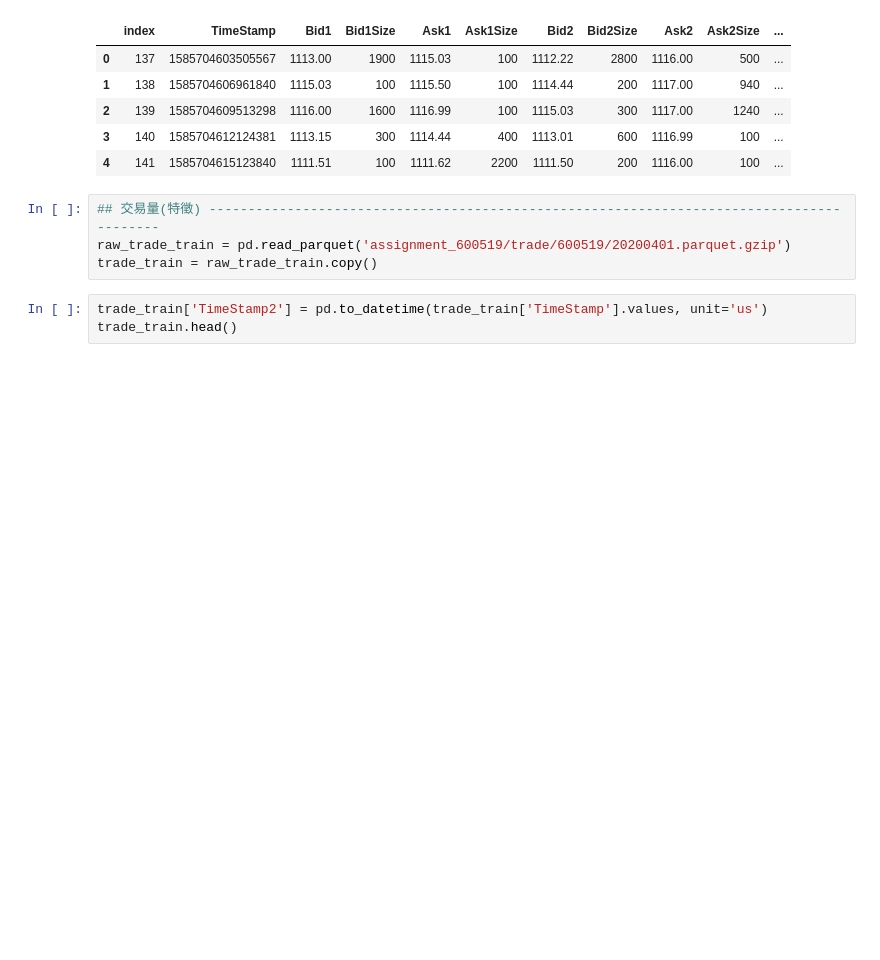
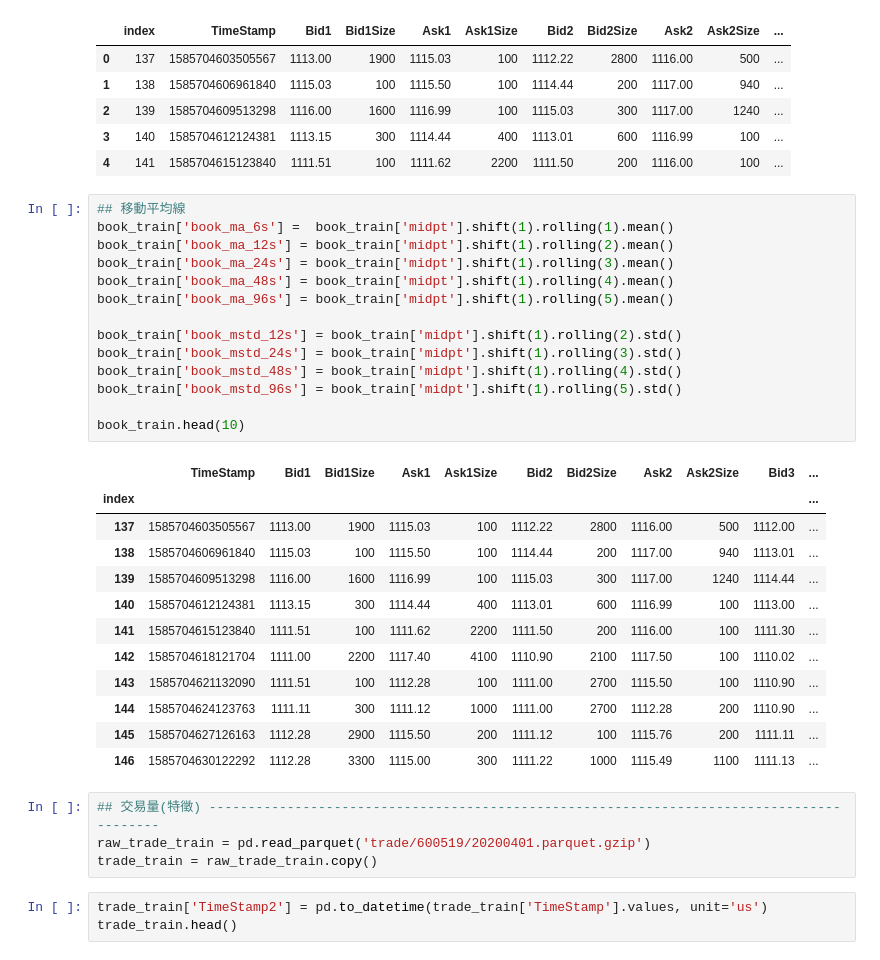
Before and after one commit to chun-code/stock_price, a Jupyter notebook: code.ipynb, the cells around one changed output. Drawn from its saved outputs; the diff is of its cells as text; blank space fills up the shorter version.

```diff
--- a/code.ipynb
+++ b/code.ipynb
@@ -157,9 +157,36 @@ book_train.head()
 | 2 | 139 | 1585704609513298 | 1116.00 | 1600 | 1116.99 | 100 | 1115.03 | 300 | 1117.00 | 1240 | ... |
 | 3 | 140 | 1585704612124381 | 1113.15 | 300 | 1114.44 | 400 | 1113.01 | 600 | 1116.99 | 100 | ... |
 | 4 | 141 | 1585704615123840 | 1111.51 | 100 | 1111.62 | 2200 | 1111.50 | 200 | 1116.00 | 100 | ... |
+# %%
+## 移動平均線
+book_train['book_ma_6s'] =  book_train['midpt'].shift(1).rolling(1).mean()
+book_train['book_ma_12s'] = book_train['midpt'].shift(1).rolling(2).mean()
+book_train['book_ma_24s'] = book_train['midpt'].shift(1).rolling(3).mean()
+book_train['book_ma_48s'] = book_train['midpt'].shift(1).rolling(4).mean()
+book_train['book_ma_96s'] = book_train['midpt'].shift(1).rolling(5).mean()
+
+book_train['book_mstd_12s'] = book_train['midpt'].shift(1).rolling(2).std()
+book_train['book_mstd_24s'] = book_train['midpt'].shift(1).rolling(3).std()
+book_train['book_mstd_48s'] = book_train['midpt'].shift(1).rolling(4).std()
+book_train['book_mstd_96s'] = book_train['midpt'].shift(1).rolling(5).std()
+
+book_train.head(10)
+# %% [output]
+|  | TimeStamp | Bid1 | Bid1Size | Ask1 | Ask1Size | Bid2 | Bid2Size | Ask2 | Ask2Size | Bid3 | ... |
+| index |  |  |  |  |  |  |  |  |  |  | ... |
+| 137 | 1585704603505567 | 1113.00 | 1900 | 1115.03 | 100 | 1112.22 | 2800 | 1116.00 | 500 | 1112.00 | ... |
+| 138 | 1585704606961840 | 1115.03 | 100 | 1115.50 | 100 | 1114.44 | 200 | 1117.00 | 940 | 1113.01 | ... |
+| 139 | 1585704609513298 | 1116.00 | 1600 | 1116.99 | 100 | 1115.03 | 300 | 1117.00 | 1240 | 1114.44 | ... |
+| 140 | 1585704612124381 | 1113.15 | 300 | 1114.44 | 400 | 1113.01 | 600 | 1116.99 | 100 | 1113.00 | ... |
+| 141 | 1585704615123840 | 1111.51 | 100 | 1111.62 | 2200 | 1111.50 | 200 | 1116.00 | 100 | 1111.30 | ... |
+| 142 | 1585704618121704 | 1111.00 | 2200 | 1117.40 | 4100 | 1110.90 | 2100 | 1117.50 | 100 | 1110.02 | ... |
+| 143 | 1585704621132090 | 1111.51 | 100 | 1112.28 | 100 | 1111.00 | 2700 | 1115.50 | 100 | 1110.90 | ... |
+| 144 | 1585704624123763 | 1111.11 | 300 | 1111.12 | 1000 | 1111.00 | 2700 | 1112.28 | 200 | 1110.90 | ... |
+| 145 | 1585704627126163 | 1112.28 | 2900 | 1115.50 | 200 | 1111.12 | 100 | 1115.76 | 200 | 1111.11 | ... |
+| 146 | 1585704630122292 | 1112.28 | 3300 | 1115.00 | 300 | 1111.22 | 1000 | 1115.49 | 1100 | 1111.13 | ... |
 # %%
 ## 交易量(特徵) -----------------------------------------------------------------------------------------
-raw_trade_train = pd.read_parquet('assignment_600519/trade/600519/20200401.parquet.gzip')
+raw_trade_train = pd.read_parquet('trade/600519/20200401.parquet.gzip')
 trade_train = raw_trade_train.copy()
 # %%
 trade_train['TimeStamp2'] = pd.to_datetime(trade_train['TimeStamp'].values, unit='us')
```
Also changed, not shown: parts of 22 cells of this notebook.
